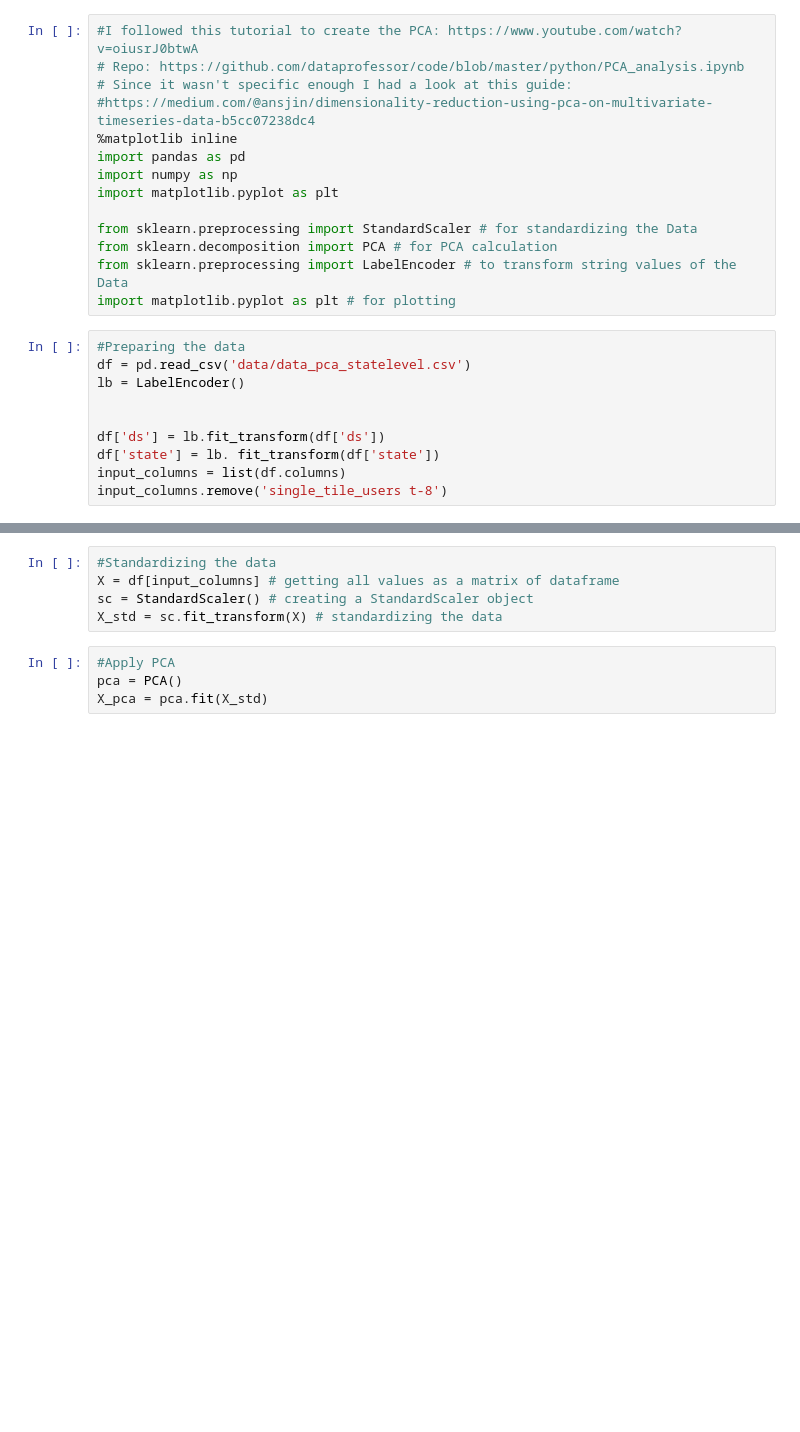
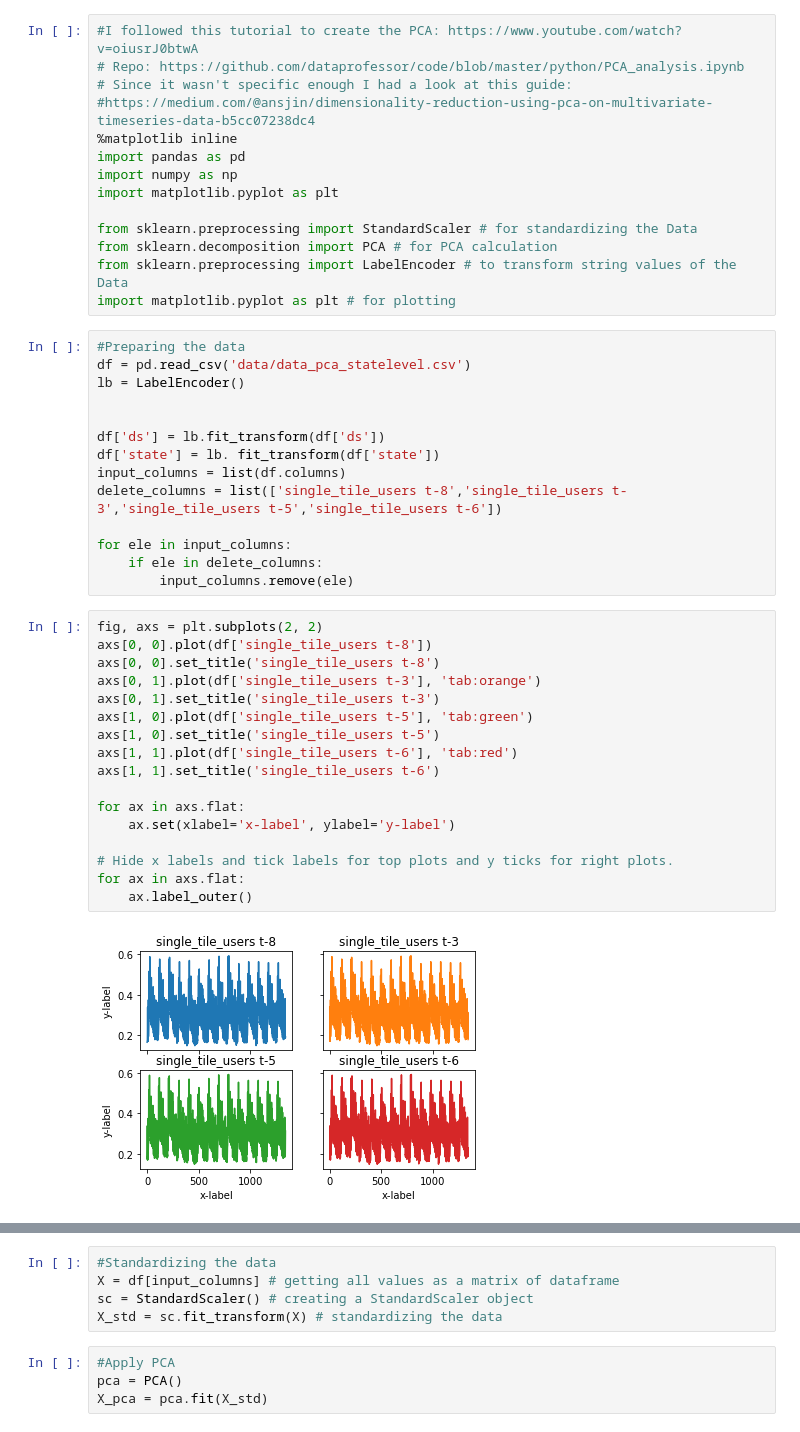
Before and after one commit to FabiDann/ml-fairness-validity, a Jupyter notebook: PCA_time_series_mobility_data.ipynb, the cells around one changed output, grey strips where cells are left out. Cells and saved outputs as stored; diff of their text form; blank space fills up the shorter version.

```diff
--- a/PCA_time_series_mobility_data.ipynb
+++ b/PCA_time_series_mobility_data.ipynb
@@ -21,5 +21,28 @@ lb = LabelEncoder()
 df['ds'] = lb.fit_transform(df['ds'])
 df['state'] = lb. fit_transform(df['state'])
 input_columns = list(df.columns)
-input_columns.remove('single_tile_users t-8')
+delete_columns = list(['single_tile_users t-8','single_tile_users t-3','single_tile_users t-5','single_tile_users t-6'])
+
+for ele in input_columns:
+    if ele in delete_columns:
+        input_columns.remove(ele)
+# %%
+fig, axs = plt.subplots(2, 2)
+axs[0, 0].plot(df['single_tile_users t-8'])
+axs[0, 0].set_title('single_tile_users t-8')
+axs[0, 1].plot(df['single_tile_users t-3'], 'tab:orange')
+axs[0, 1].set_title('single_tile_users t-3')
+axs[1, 0].plot(df['single_tile_users t-5'], 'tab:green')
+axs[1, 0].set_title('single_tile_users t-5')
+axs[1, 1].plot(df['single_tile_users t-6'], 'tab:red')
+axs[1, 1].set_title('single_tile_users t-6')
+
+for ax in axs.flat:
+    ax.set(xlabel='x-label', ylabel='y-label')
+
+# Hide x labels and tick labels for top plots and y ticks for right plots.
+for ax in axs.flat:
+    ax.label_outer()
+# %% [output]
+[figure, added]
 # %%
```
Also changed, not shown: parts of 3 cells of this notebook.
